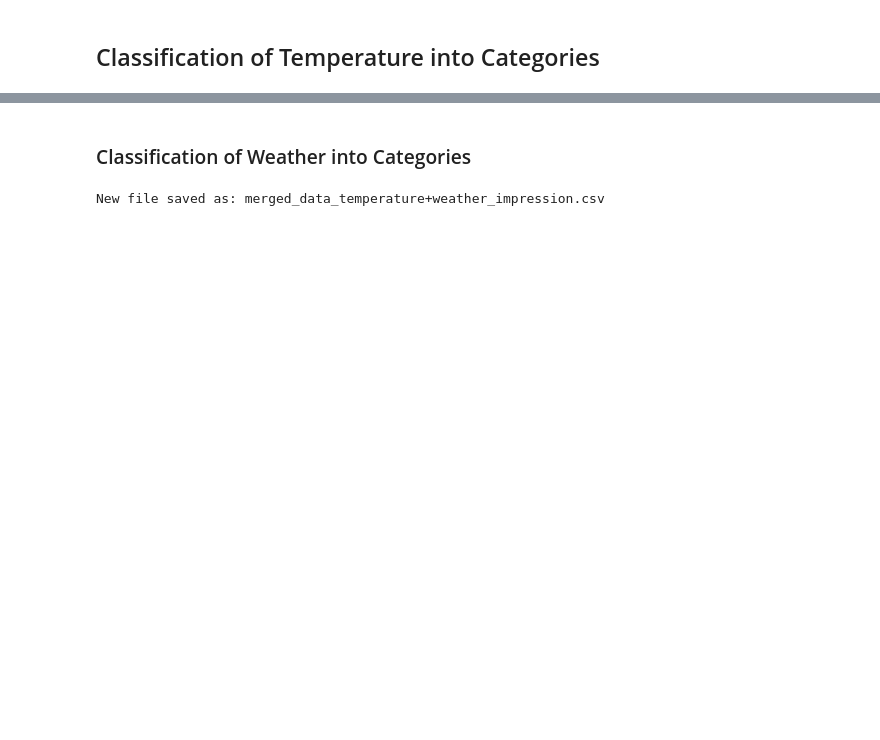
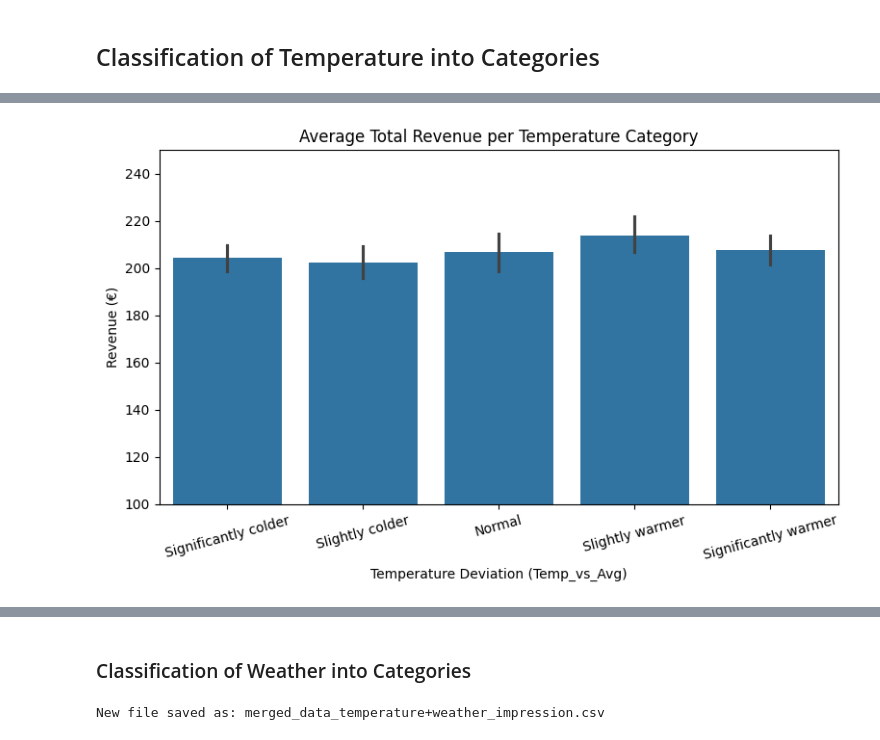
Before and after one commit to theDatascientista/Bakery_predictions, a Jupyter notebook: 0_DataPreparation/initialdata/transformation_data.ipynb, the cells around one changed output, grey strips where cells are left out. Drawn from its saved outputs; the diff is of its cells as text; code cells hidden in the pictures; blank space fills up the shorter version.

```diff
--- a/0_DataPreparation/initialdata/transformation_data.ipynb
+++ b/0_DataPreparation/initialdata/transformation_data.ipynb
@@ -82,0 +85,81 @@ First few rows with new features:
+# %%
+# Datenquelle:
+# /workspaces/Bakery_predictions/0_DataPreparation/initialdata/cleaned_data_with_KielerWoche_zero.csv
+
+import pandas as pd
+import seaborn as sns
+import matplotlib.pyplot as plt
+
+# Datei laden
+df = pd.read_csv('/workspaces/Bakery_predictions/0_DataPreparation/initialdata/merged_data_with_temperature.csv')
+
+# NaN in 'Temp_vs_Avg' entfernen
+df = df.dropna(subset=['Temp_vs_Avg'])
+
+# Reihenfolge der Kategorien für Temp_vs_Avg definieren
+cat_order = [
+    'Significantly colder',
+    'Slightly colder',
+    'Normal',
+    'Slightly warmer',
+    'Significantly warmer'
+]
+
+import pandas as pd
+import seaborn as sns
+import matplotlib.pyplot as plt
+
+# Reihenfolge der Kategorien für Temp_vs_Avg definieren
+cat_order = [
+    'Significantly colder',
+    'Slightly colder',
+    'Normal',
+    'Slightly warmer',
+    'Significantly warmer'
+]
+
+df['Temp_vs_Avg'] = pd.Categorical(df['Temp_vs_Avg'], categories=cat_order, ordered=True)
+
+# Barplot 1: Average total revenue per temperature category
+plt.figure(figsize=(8, 5))
+sns.barplot(x='Temp_vs_Avg', y='Umsatz', data=df, ci=95, order=cat_order)
+plt.title('Average Total Revenue per Temperature Category')
+plt.xlabel('Temperature Deviation (Temp_vs_Avg)')
+plt.ylabel('Revenue (€)')
+plt.ylim(100, 250)  # Manual y-axis limits
+plt.xticks(rotation=15)
+plt.tight_layout()
+plt.show()
+
+# Product groups
+produktgruppen = df['Warengruppe'].unique()
+
+# Manual y-axis limits for each product group
+limits = {
+    'Brot': (100, 150),
+    'Brötchen': (300, 450),
+    'Croissant': (100, 200),
+    'Konditorei': (0, 100),
+    'Kuchen': (100, 350),
+    'Saisonbrot': (0, 100)
+}
+
+# Barplots for each product group with individual y-axis limits
+for produkt in produktgruppen:
+    plt.figure(figsize=(8, 5))
+    subset = df[df['Warengruppe'] == produkt]
+    sns.barplot(x='Temp_vs_Avg', y='Umsatz', data=subset, ci=95, order=cat_order)
+    plt.title(f'Revenue by Temperature Category for Product Group: {produkt}')
+    plt.xlabel('Temperature Deviation (Temp_vs_Avg)')
+    plt.ylabel('Revenue (€)')
+
+    # Apply manual y-limits if defined
+    if produkt in limits:
+        plt.ylim(limits[produkt])
+    else:
+        plt.ylim(0, 10000)  # Optional: default limit if not defined
+
+    plt.xticks(rotation=15)
+    plt.tight_layout()
+    plt.show()
+# %% [output]
@@ -82,0 +169 @@ First few rows with new features:
+[figure, added]
```
Also changed, not shown: parts of 6 cells of this notebook.
